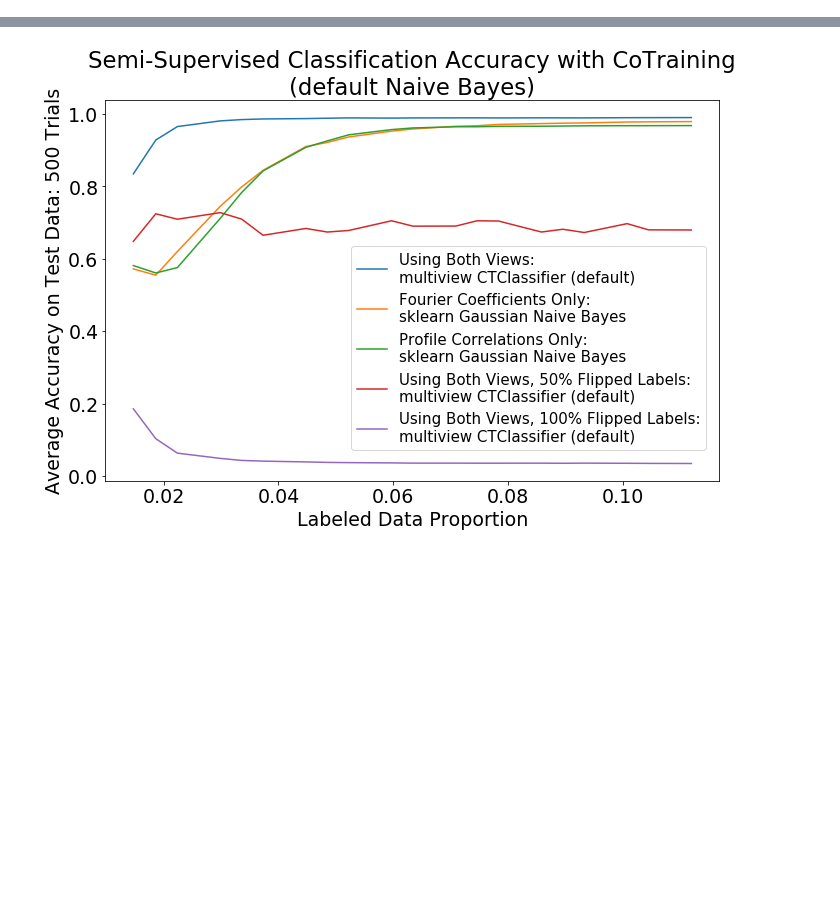
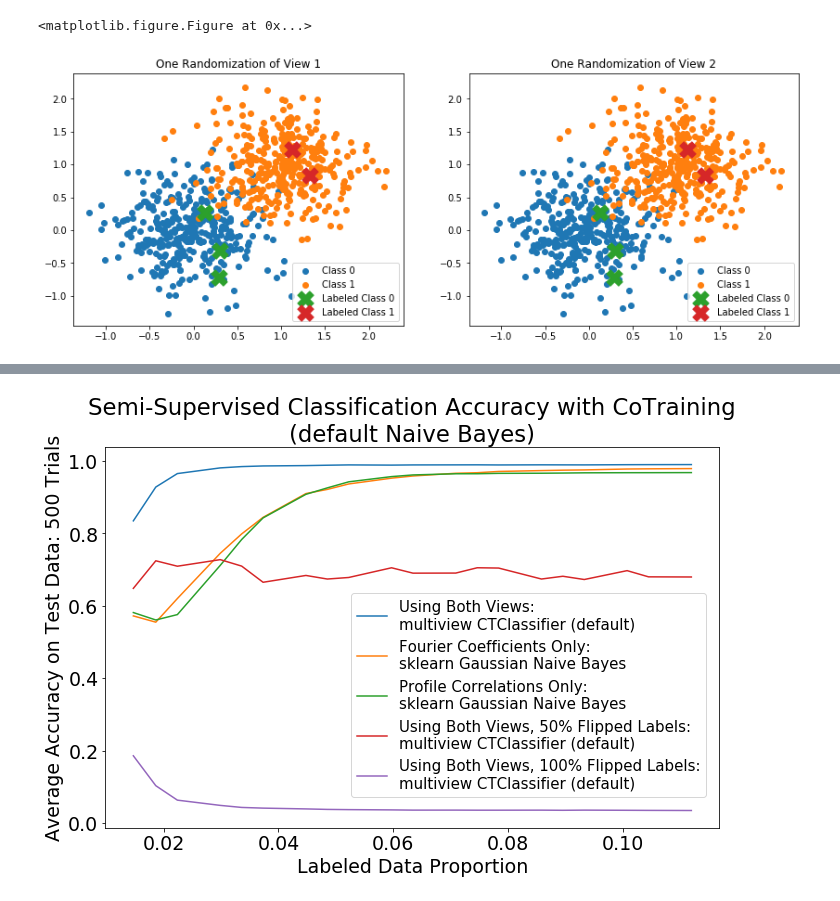
Before and after one commit to mvlearn/mvlearn, a Jupyter notebook: docs/tutorials/cotraining/cotraining_classification_simulatedperformance.ipynb, the cells around one changed output, grey strips where cells are left out. Saved outputs shown, nothing was run; the diff lists cells and outputs as text; code cells hidden in the pictures; blank space fills up the shorter version.

```diff
--- a/docs/tutorials/cotraining/cotraining_classification_simulatedperformance.ipynb
+++ b/docs/tutorials/cotraining/cotraining_classification_simulatedperformance.ipynb
@@ -894,0 +211,77 @@ for i, num in zip(np.linspace(0.03, .30, 20), (np.linspace(4, 30, 20)).astype(in
+# %%
+randomizations = 20
+N_per_class = 500
+view2_penalty = 'l1'
+
+N_iters = np.arange(1, 202, 15)
+acc_ct = [[] for _ in N_iters]
+acc_view1 = []
+acc_view2 = []
+acc_combined = []
+
+
+for count, iters in enumerate(N_iters):
+
+    for seed in range(randomizations):
+
+        ######################### Create Data ###########################
+        View1_train, View2_train, labels_train, labels_train_full, View1_test, View2_test, labels_test = create_data(seed, 1, .2, .2, N_per_class)
+
+        View2_train = View1_train.copy()
+        View2_test = View1_test.copy()
+
+        # randomly remove some labels
+        np.random.seed(11)
+        remove_idx = np.random.rand(len(labels_train),) < .99
+        labels_train[remove_idx] = np.nan
+        not_removed = np.where(remove_idx==False)[0]
+
+        # make sure both classes have at least 1 labeled example
+        if len(set(labels_train[not_removed])) != 2:
+            continue
+
+        if seed == 0 and count == 0:
+            scatterplot_classes(not_removed, labels_train, labels_train_full, View1_train, View2_train)
+
+        ############## Single view semi-supervised learning ##############
+        # Only do this calculation once, since not affected by number of iterations
+        if count == 0:
+            gnb0 = LogisticRegression()
+            gnb1 = LogisticRegression(penalty=view2_penalty)
+
+            # Train on only the examples with labels
+            gnb0.fit(View1_train[not_removed,:].squeeze(), labels_train[not_removed])
+            y_pred0 = gnb0.predict(View1_test)
+
+            gnb1.fit(View2_train[not_removed,:].squeeze(), labels_train[not_removed])
+            y_pred1 = gnb1.predict(View2_test)
+
+            accuracy_view1 = (accuracy_score(labels_test, y_pred0))
+            accuracy_view2 = (accuracy_score(labels_test, y_pred1))
+
+            acc_view1.append(accuracy_view1)
+            acc_view2.append(accuracy_view2)
+
+            # Concatenate views in naive way and train model
+            combined_labeled = np.hstack((View1_train[not_removed,:].squeeze(), View2_train[not_removed,:].squeeze()))
+            combined_test = np.hstack((View1_test, View2_test))
+
+            gnb2.fit(combined_labeled, labels_train[not_removed])
+            y_pred2 = gnb2.predict(combined_test)
+
+            accuracy_combined = (accuracy_score(labels_test, y_pred2))
+            acc_combined.append(accuracy_combined)
+
+        ##################### Multiview ########################################
+        ctc = CTClassifier(LogisticRegression(), LogisticRegression(penalty=view2_penalty))
+        ctc.fit([View1_train, View2_train], labels_train, num_iter=iters)
+        y_pred_ct = ctc.predict([View1_test, View2_test])
+        acc_ct[count].append((accuracy_score(labels_test, y_pred_ct)))
+
+acc_view1 = np.mean(acc_view1)
+acc_view2 = np.mean(acc_view2)
+acc_combined = np.mean(acc_combined)
+acc_ct = [sum(row) / float(len(row)) for row in acc_ct]
+# %% [output]
+<matplotlib.figure.Figure at 0x...>
+[figure, added]
```
Also changed, not shown: parts of 43 cells of this notebook.
